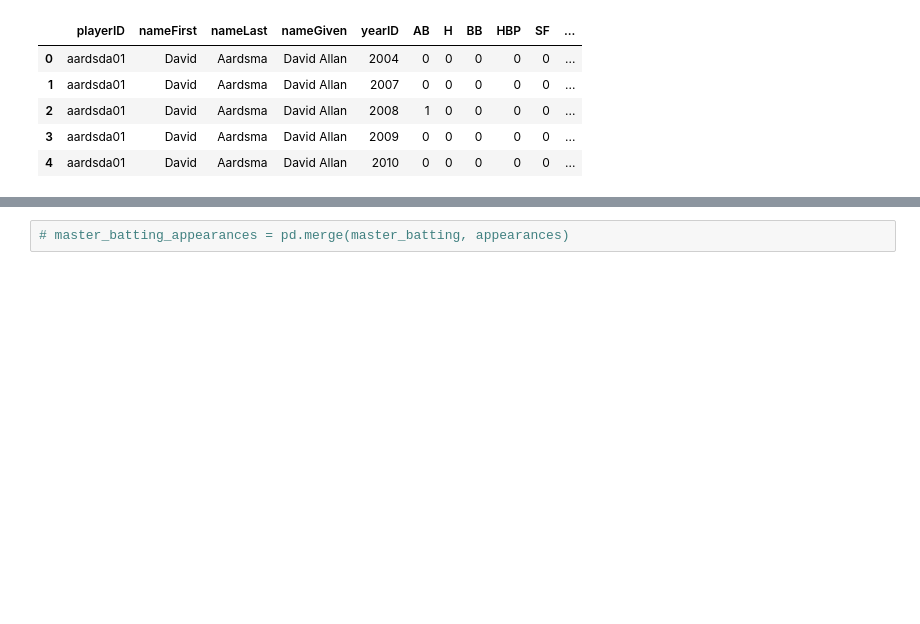
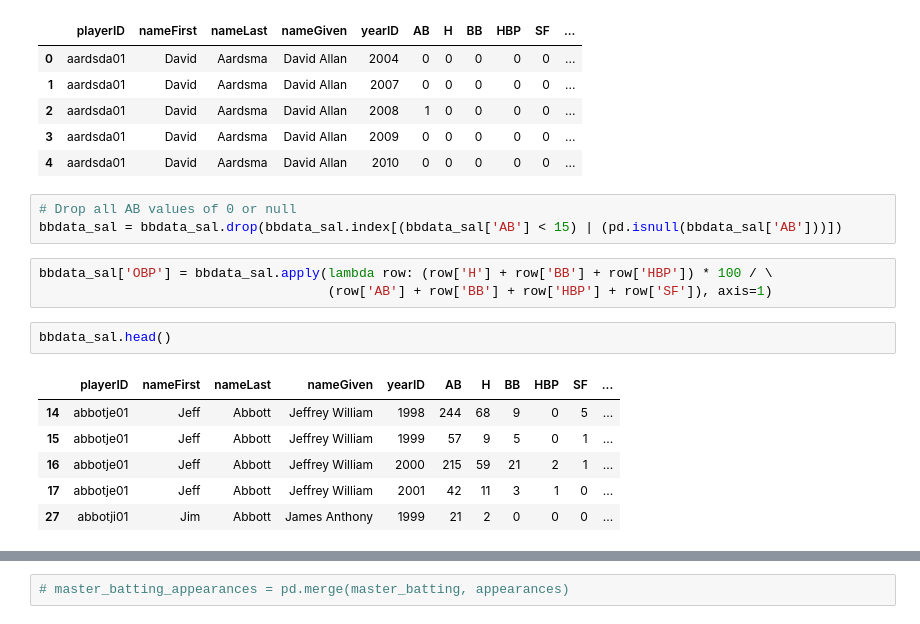
Before and after one commit to ahartz1/moneyball, a Jupyter notebook: moneyball.ipynb, the cells around one changed output, grey strips where cells are left out. Saved outputs shown, nothing was run; the diff lists cells and outputs as text; blank space fills up the shorter version.

```diff
--- a/moneyball.ipynb
+++ b/moneyball.ipynb
@@ -116,3 +116,18 @@ bbdata_sal.head()
 | 2 | aardsda01 | David | Aardsma | David Allan | 2008 | 1 | 0 | 0 | 0 | 0 | ... |
 | 3 | aardsda01 | David | Aardsma | David Allan | 2009 | 0 | 0 | 0 | 0 | 0 | ... |
 | 4 | aardsda01 | David | Aardsma | David Allan | 2010 | 0 | 0 | 0 | 0 | 0 | ... |
+# %%
+# Drop all AB values of 0 or null
+bbdata_sal = bbdata_sal.drop(bbdata_sal.index[(bbdata_sal['AB'] < 15) | (pd.isnull(bbdata_sal['AB']))])
+# %%
+bbdata_sal['OBP'] = bbdata_sal.apply(lambda row: (row['H'] + row['BB'] + row['HBP']) * 100 / \
+                                     (row['AB'] + row['BB'] + row['HBP'] + row['SF']), axis=1)
+# %%
+bbdata_sal.head()
+# %% [output]
+|  | playerID | nameFirst | nameLast | nameGiven | yearID | AB | H | BB | HBP | SF | ... |
+| 14 | abbotje01 | Jeff | Abbott | Jeffrey William | 1998 | 244 | 68 | 9 | 0 | 5 | ... |
+| 15 | abbotje01 | Jeff | Abbott | Jeffrey William | 1999 | 57 | 9 | 5 | 0 | 1 | ... |
+| 16 | abbotje01 | Jeff | Abbott | Jeffrey William | 2000 | 215 | 59 | 21 | 2 | 1 | ... |
+| 17 | abbotje01 | Jeff | Abbott | Jeffrey William | 2001 | 42 | 11 | 3 | 1 | 0 | ... |
+| 27 | abbotji01 | Jim | Abbott | James Anthony | 1999 | 21 | 2 | 0 | 0 | 0 | ... |
```
Also changed, not shown: parts of 8 cells of this notebook.
